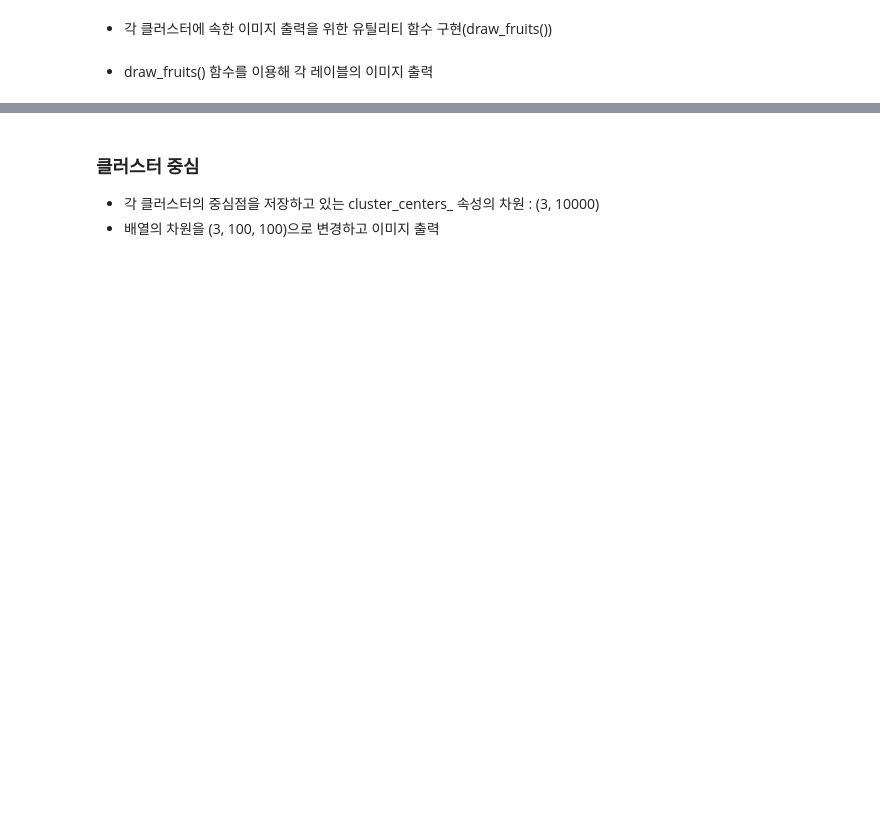
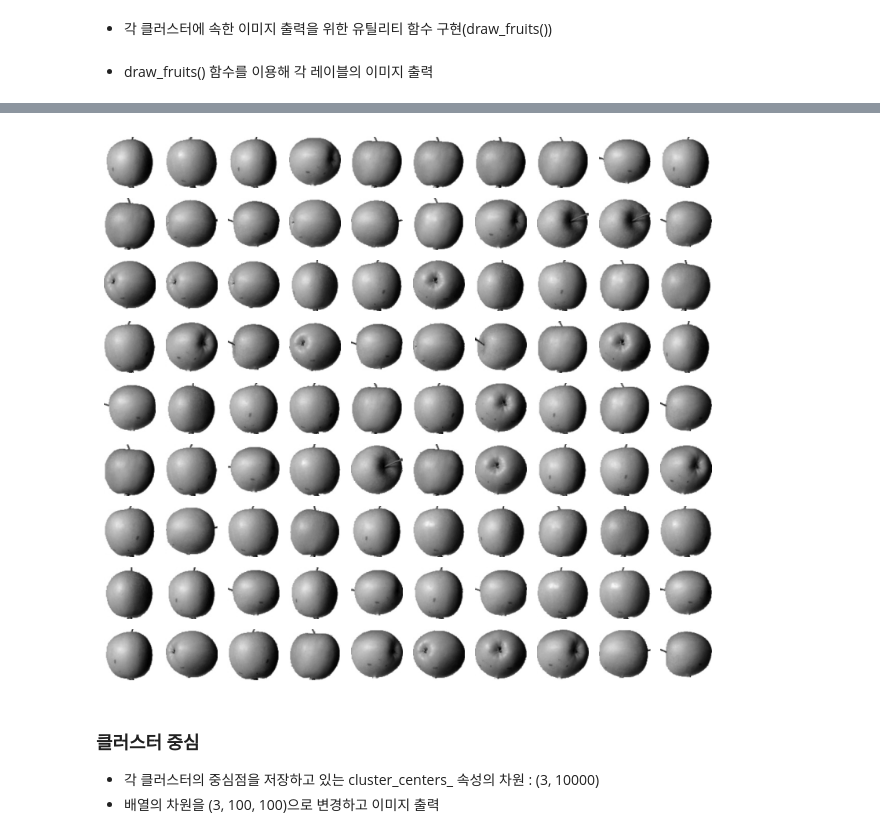
Before and after one commit to ChoiHaeSung/Python.university, a Jupyter notebook: 실습용 파일 공유-20250604/06-2. k-평균(실습용).ipynb, the cells around one changed output, grey strips where cells are left out. Drawn from its saved outputs; the diff is of its cells as text; code cells hidden in the pictures; blank space fills up the shorter version.

```diff
--- a/실습용 파일 공유-20250604/06-2. k-평균(실습용).ipynb
+++ b/실습용 파일 공유-20250604/06-2. k-평균(실습용).ipynb
@@ -98,3 +153,7 @@ fruits_2d = fruits.reshape(-1, 100*100) # 3차원 배열을 2차원 배열로
+# %%
+draw_fruits(fruits[km.labels_==2])
+# %% [output]
+[figure, added]
 # %% [markdown]
 ### 클러스터 중심
 * 각 클러스터의 중심점을 저장하고 있는 cluster_centers_ 속성의 차원 : (3, 10000)
```
Also changed, not shown: parts of 14 cells of this notebook, 2 other files.
